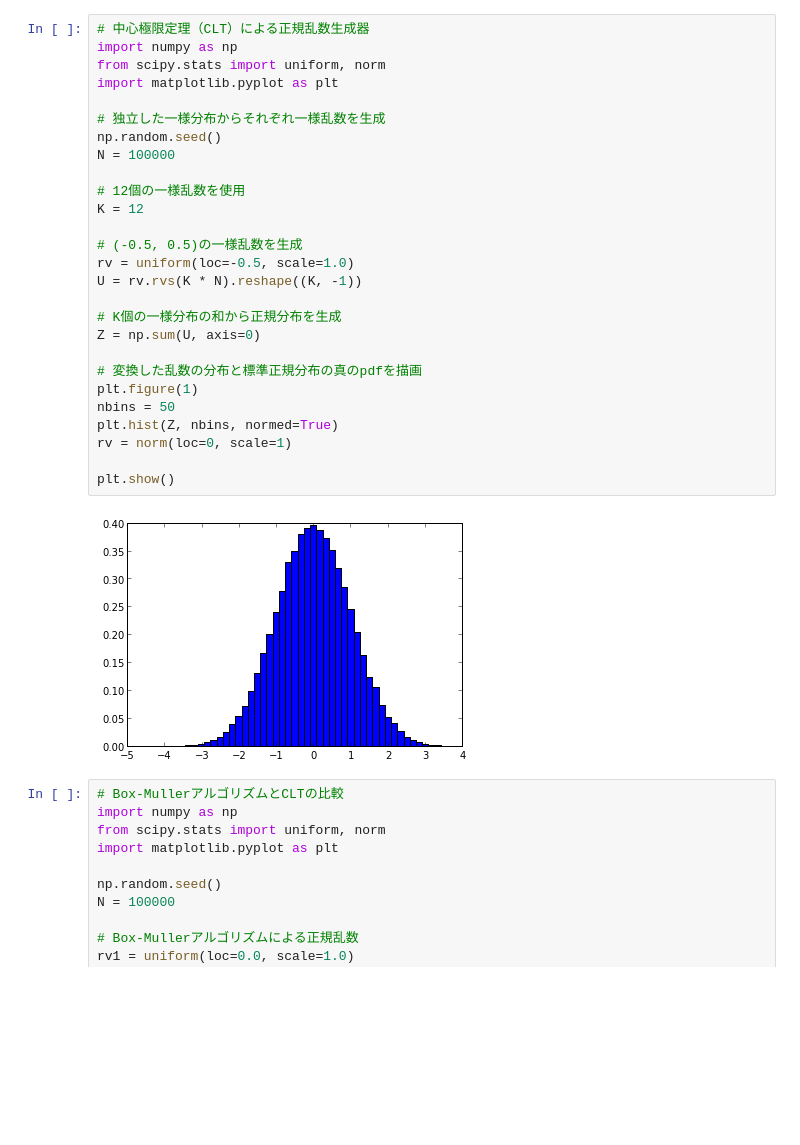
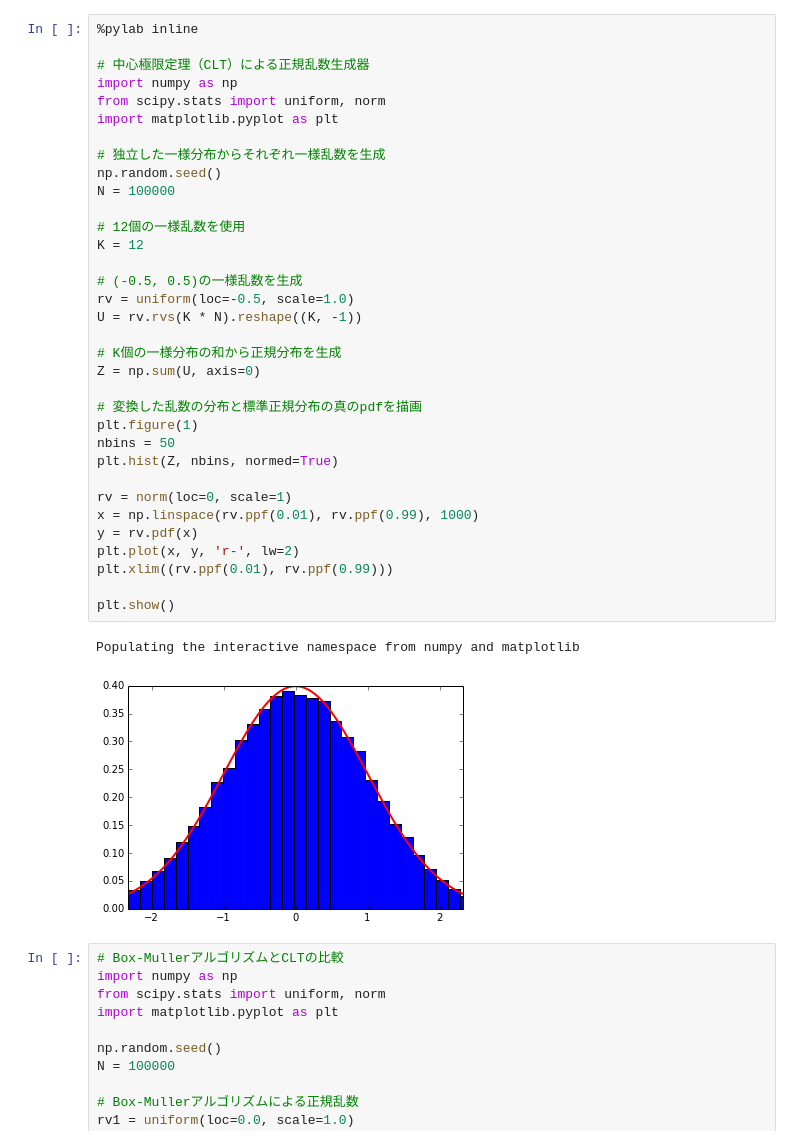
Before and after one commit to aidiary/PRML, a Jupyter notebook: ch11/normal_generator.ipynb, the cells around one changed output. Drawn from its saved outputs; the diff is of its cells as text; blank space fills up the shorter version.

```diff
--- a/ch11/normal_generator.ipynb
+++ b/ch11/normal_generator.ipynb
@@ -43,32 +46,40 @@ plt.show()
 # %%
+%pylab inline
+
 # 中心極限定理（CLT）による正規乱数生成器
 import numpy as np
 from scipy.stats import uniform, norm
 import matplotlib.pyplot as plt
 
 # 独立した一様分布からそれぞれ一様乱数を生成
 np.random.seed()
 N = 100000
 
 # 12個の一様乱数を使用
 K = 12
 
 # (-0.5, 0.5)の一様乱数を生成
 rv = uniform(loc=-0.5, scale=1.0)
 U = rv.rvs(K * N).reshape((K, -1))
 
 # K個の一様分布の和から正規分布を生成
 Z = np.sum(U, axis=0)
 
 # 変換した乱数の分布と標準正規分布の真のpdfを描画
 plt.figure(1)
 nbins = 50
 plt.hist(Z, nbins, normed=True)
+
 rv = norm(loc=0, scale=1)
+x = np.linspace(rv.ppf(0.01), rv.ppf(0.99), 1000)
+y = rv.pdf(x)
+plt.plot(x, y, 'r-', lw=2)
+plt.xlim((rv.ppf(0.01), rv.ppf(0.99)))
 
 plt.show()
 # %% [output]
+Populating the interactive namespace from numpy and matplotlib
-[figure, old version]
+[figure, new version]
 # %%
 # Box-MullerアルゴリズムとCLTの比較
 import numpy as np
```
Also changed, not shown: parts of 1 cell of this notebook.
